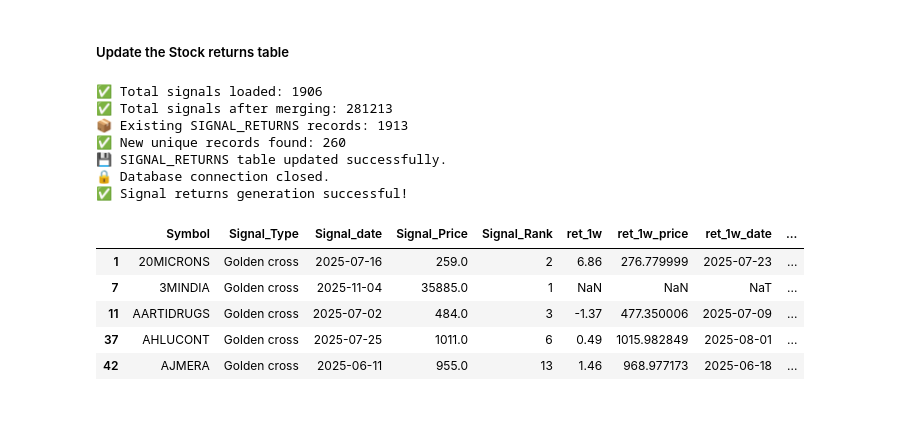
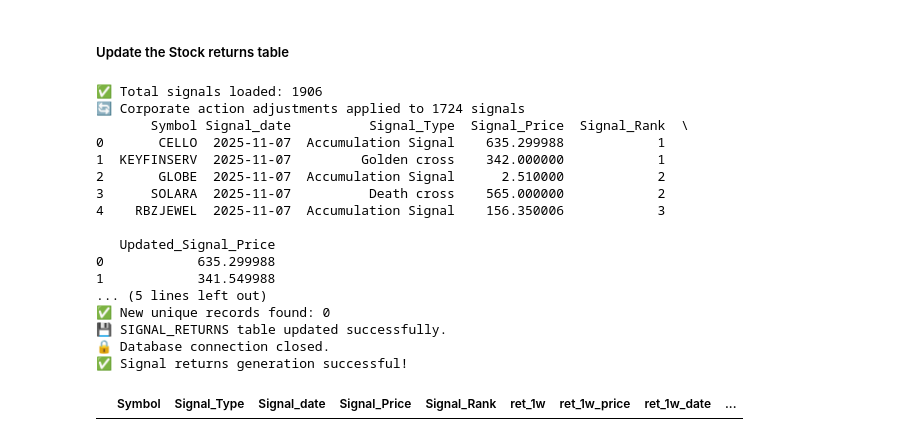
Before and after one commit to Deepak-Chaturvedi/Stock-Signals, a Jupyter notebook: notebooks/Stock_signals_execution_daily.ipynb, the cells around one changed output. Cells and saved outputs as stored; diff of their text form; code cells hidden in the pictures; blank space fills up the shorter version.

```diff
--- a/notebooks/Stock_signals_execution_daily.ipynb
+++ b/notebooks/Stock_signals_execution_daily.ipynb
@@ -42,7 +42,7 @@ import ta
 import sqlite3
 # %%
 analysis_period = 30 # past 30 days for Analysis
-raw_data_needed = analysis_period + 1 * 365  # +1 year of buffer for calculating indicators
+raw_data_needed = analysis_period + 2 * 365  # +1 year of buffer for calculating indicators
 output_period = 30 # restrict output file for EMA-signals in 30 days
 # %%
 # Determine repository root
@@ -175,31 +176,36 @@ ema_df.head()
 # %%
 # Update the signal returns
 # import accumulation_signal as acs
 
 import importlib
 import signal_returns as sigret
-# importlib.reload(sigret)
+importlib.reload(sigret)
 
 # from signal_returns import generate_signal_returns
 
 status, final_returns = sigret.generate_signal_returns(db_path, stock_df)
 
 if status:
     print("✅ Signal returns generation successful!")
     display(final_returns.head())
 else:
     print("❌ Signal returns generation failed.")
 # %% [output]
 ✅ Total signals loaded: 1906
-✅ Total signals after merging: 281213
-📦 Existing SIGNAL_RETURNS records: 1913
-✅ New unique records found: 260
+🔄 Corporate action adjustments applied to 1724 signals
+       Symbol Signal_date          Signal_Type  Signal_Price  Signal_Rank  \
+0       CELLO  2025-11-07  Accumulation Signal    635.299988            1
+1  KEYFINSERV  2025-11-07         Golden cross    342.000000            1
+2       GLOBE  2025-11-07  Accumulation Signal      2.510000            2
+3      SOLARA  2025-11-07          Death cross    565.000000            2
+4    RBZJEWEL  2025-11-07  Accumulation Signal    156.350006            3
+
+   Updated_Signal_Price
+0            635.299988
+1            341.549988
+... (5 lines left out)
+✅ New unique records found: 0
 💾 SIGNAL_RETURNS table updated successfully.
 🔒 Database connection closed.
 ✅ Signal returns generation successful!
 |  | Symbol | Signal_Type | Signal_date | Signal_Price | Signal_Rank | ret_1w | ret_1w_price | ret_1w_date | ... |
-| 1 | 20MICRONS | Golden cross | 2025-07-16 | 259.0 | 2 | 6.86 | 276.779999 | 2025-07-23 | ... |
-| 7 | 3MINDIA | Golden cross | 2025-11-04 | 35885.0 | 1 | NaN | NaN | NaT | ... |
-| 11 | AARTIDRUGS | Golden cross | 2025-07-02 | 484.0 | 3 | -1.37 | 477.350006 | 2025-07-09 | ... |
-| 37 | AHLUCONT | Golden cross | 2025-07-25 | 1011.0 | 6 | 0.49 | 1015.982849 | 2025-08-01 | ... |
-| 42 | AJMERA | Golden cross | 2025-06-11 | 955.0 | 13 | 1.46 | 968.977173 | 2025-06-18 | ... |
```
Also changed, not shown: parts of 14 cells of this notebook, 3 other files.
